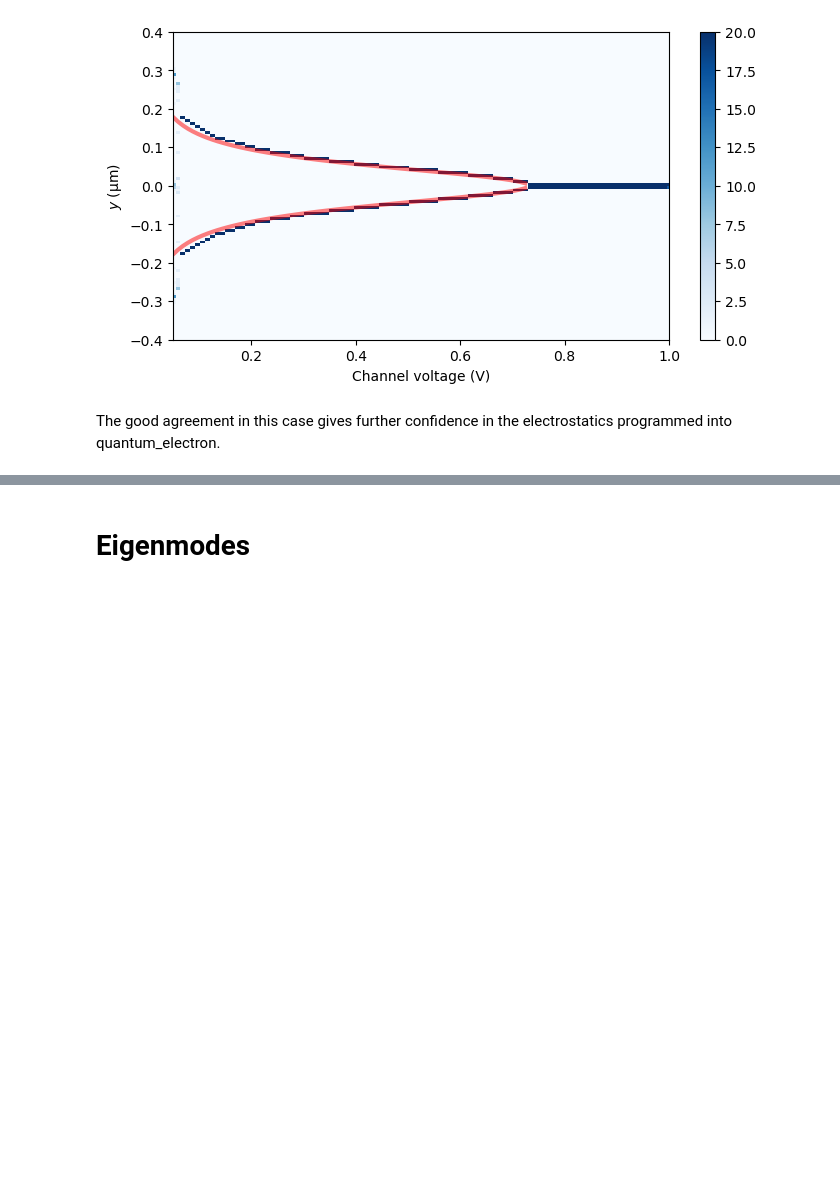
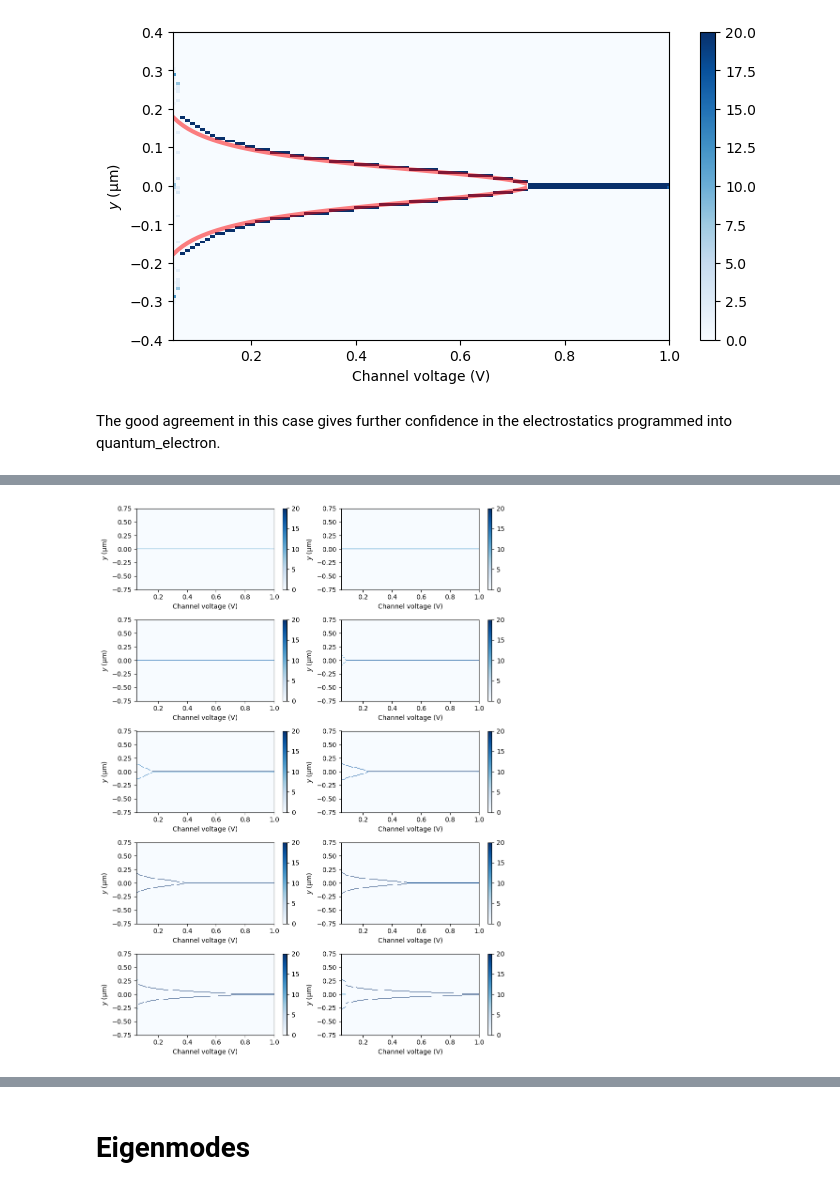
Before and after one commit to gkoolstra/quantum_electron, a Jupyter notebook: examples/02_periodic_boundaries.ipynb, the cells around one changed output, grey strips where cells are left out. Cells and saved outputs as stored; diff of their text form; code cells hidden in the pictures; blank space fills up the shorter version.

```diff
--- a/examples/02_periodic_boundaries.ipynb
+++ b/examples/02_periodic_boundaries.ipynb
@@ -206,0 +268,15 @@ The good agreement in this case gives further confidence in the electrostatics p
+# %%
+fig, ax = plt.subplots(5, 2, figsize=(9., 3*4.))
+ax = ax.flatten()
+
+for idx, n_e in enumerate(n_electrons[:10]):
+    pcm = ax[idx].pcolormesh(ch_voltages, ybin_centers / micron, electron_histogram[idx].T, vmax=20, cmap=plt.cm.Blues)
+    plt.colorbar(pcm)
+
+    ax[idx].set_xlabel("Channel voltage (V)")
+    ax[idx].set_ylabel(fr"$y$ ({chr(956)}m)")
+    ax[idx].set_xlim(0.05, 1.0)
+
+fig.tight_layout()
+# %% [output]
+[figure, added]
```
Also changed, not shown: parts of 11 cells of this notebook, 5 other files.
